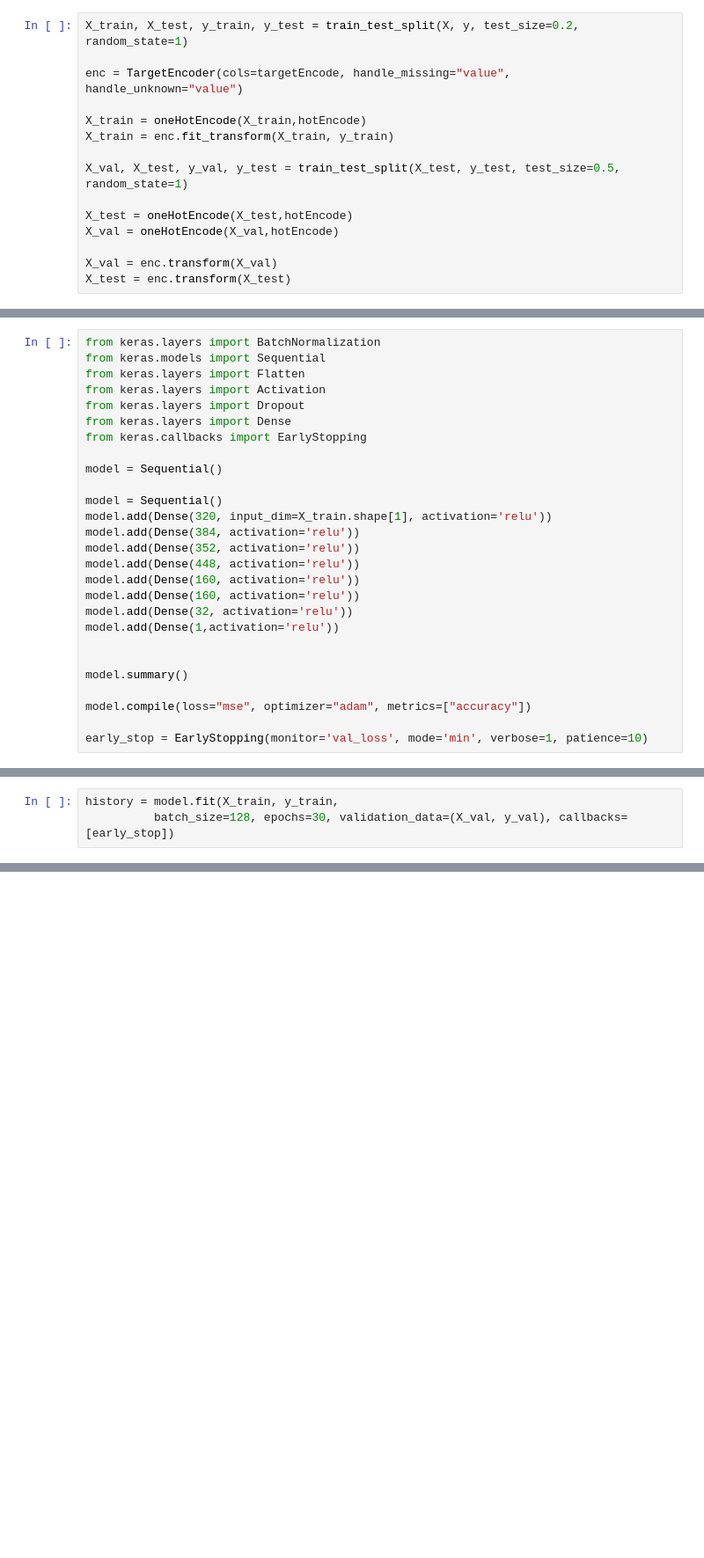
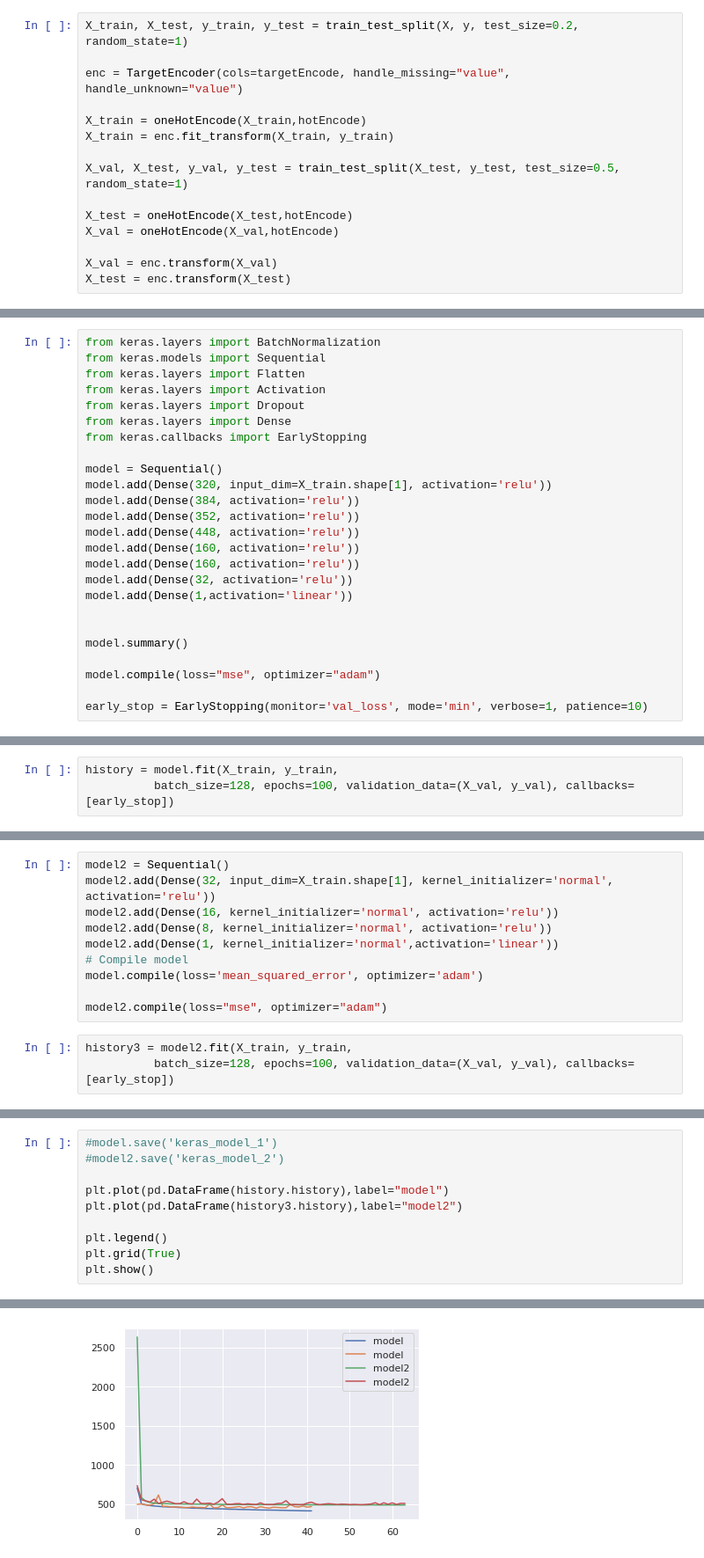
Before and after one commit to Sou00/AI-Project, a Jupyter notebook: Powerlifting.ipynb, the cells around one changed output, grey strips where cells are left out. Shown: that part at 88% size. Drawn from its saved outputs; the diff is of its cells as text; blank space fills up the shorter version.

```diff
--- a/Powerlifting.ipynb
+++ b/Powerlifting.ipynb
@@ -439,8 +285,6 @@ from keras.layers import Dense
 from keras.callbacks import EarlyStopping
 
 model = Sequential()
-
-model = Sequential()
 model.add(Dense(320, input_dim=X_train.shape[1], activation='relu'))
 model.add(Dense(384, activation='relu'))
 model.add(Dense(352, activation='relu'))
@@ -448,11 +292,11 @@ model.add(Dense(448, activation='relu'))
 model.add(Dense(160, activation='relu'))
 model.add(Dense(160, activation='relu'))
 model.add(Dense(32, activation='relu'))
-model.add(Dense(1,activation='relu'))
+model.add(Dense(1,activation='linear'))
 
 
 model.summary()
 
-model.compile(loss="mse", optimizer="adam", metrics=["accuracy"])
+model.compile(loss="mse", optimizer="adam")
 
 early_stop = EarlyStopping(monitor='val_loss', mode='min', verbose=1, patience=10)
@@ -477,3 +303,3 @@ _________________________________________________________________
 # %%
 history = model.fit(X_train, y_train,
-          batch_size=128, epochs=30, validation_data=(X_val, y_val), callbacks=[early_stop])
+          batch_size=128, epochs=100, validation_data=(X_val, y_val), callbacks=[early_stop])
@@ -497,0 +306,13 @@ Epoch 11: early stopping
+# %%
+model2 = Sequential()
+model2.add(Dense(32, input_dim=X_train.shape[1], kernel_initializer='normal', activation='relu'))
+model2.add(Dense(16, kernel_initializer='normal', activation='relu'))
+model2.add(Dense(8, kernel_initializer='normal', activation='relu'))
+model2.add(Dense(1, kernel_initializer='normal',activation='linear'))
+# Compile model
+model.compile(loss='mean_squared_error', optimizer='adam')
+
+model2.compile(loss="mse", optimizer="adam")
+# %%
+history3 = model2.fit(X_train, y_train,
+          batch_size=128, epochs=100, validation_data=(X_val, y_val), callbacks=[early_stop])
@@ -497,0 +337,11 @@ Epoch 11: early stopping
+# %%
+#model.save('keras_model_1')
+#model2.save('keras_model_2')
+
+plt.plot(pd.DataFrame(history.history),label="model")
+plt.plot(pd.DataFrame(history3.history),label="model2")
+
+plt.legend()
+plt.grid(True)
+plt.show()
+# %% [output]
@@ -497,0 +349 @@ Epoch 11: early stopping
+[figure, added]
```
Also changed, not shown: parts of 26 cells of this notebook.
